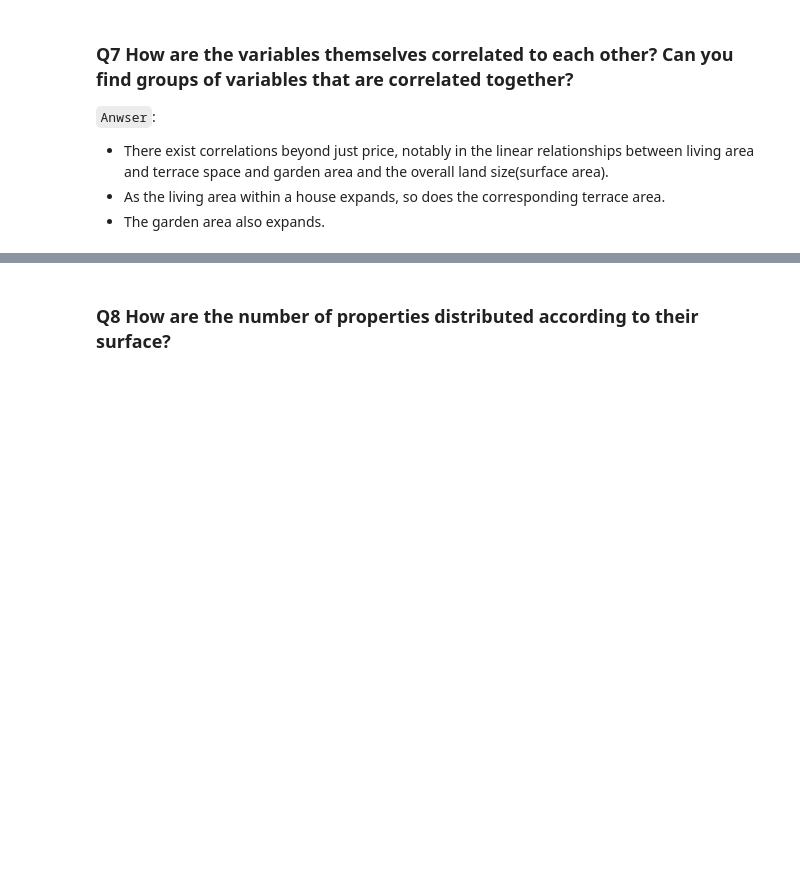
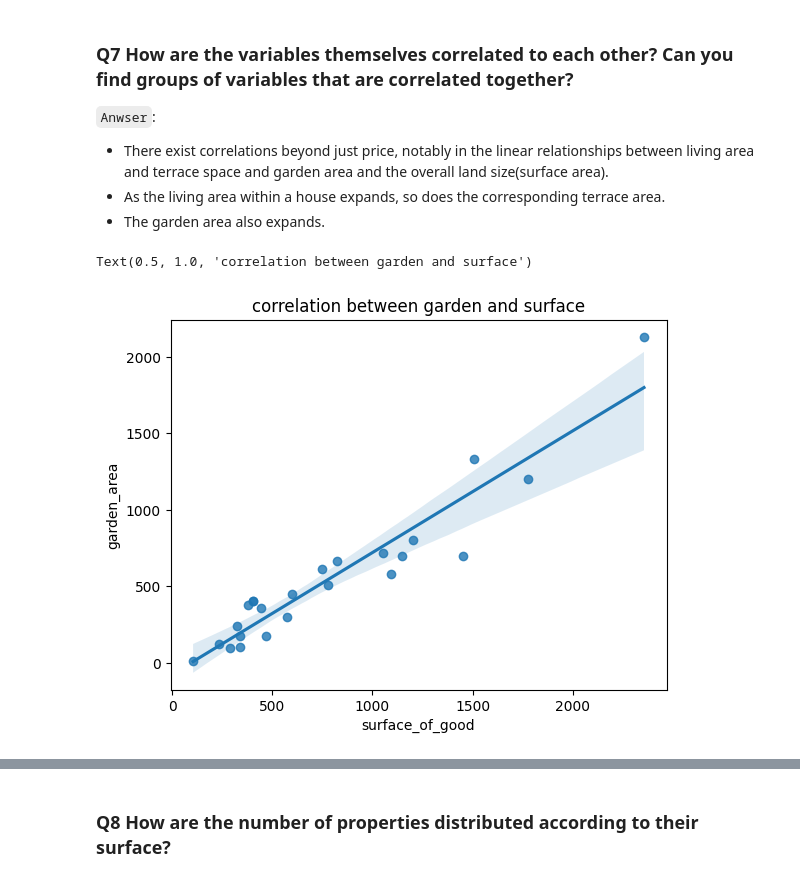
Before and after one commit to NathNacht/immo-eliza-scraping-immozila-Cleaning-EDA, a Jupyter notebook: analyses/immozila_analyse.ipynb, the cells around one changed output, grey strips where cells are left out. Drawn from its saved outputs; the diff is of its cells as text; code cells hidden in the pictures; blank space fills up the shorter version.

Commit message:
correlation changed

```diff
--- a/analyses/immozila_analyse.ipynb
+++ b/analyses/immozila_analyse.ipynb
@@ -199,0 +201,5 @@ sf.regplot(fdf, "garden_area", "surface_of_good")
+# %%
+sns.regplot(data = limburgcorr, x="surface_of_good", y="garden_area").set_title("correlation between garden and surface")
+# %% [output]
+Text(0.5, 1.0, 'correlation between garden and surface')
+[figure, added]
```
Also changed, not shown: parts of 3 cells of this notebook.
